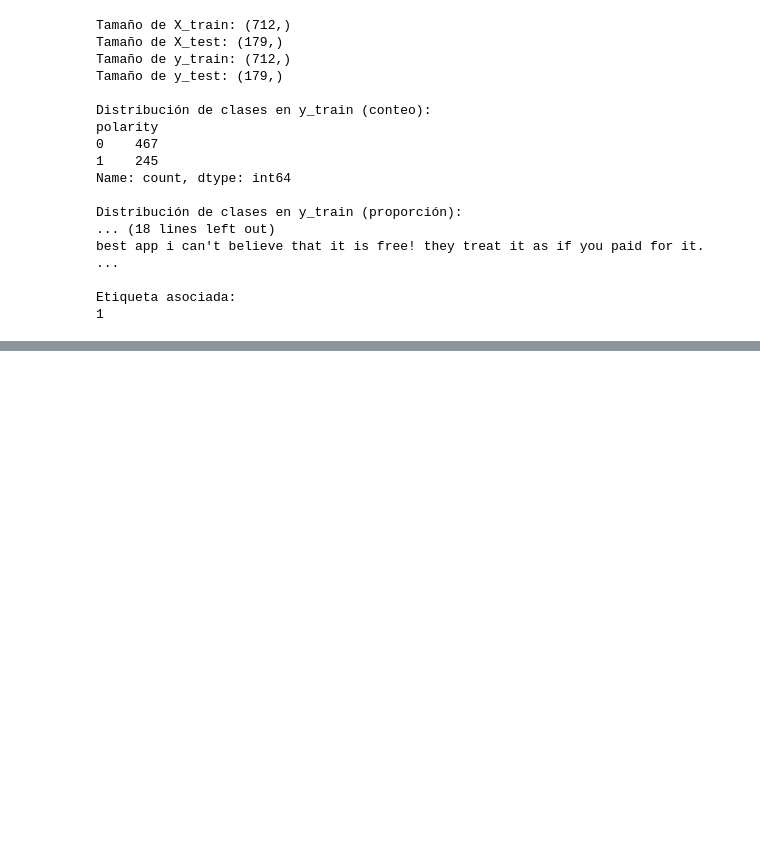
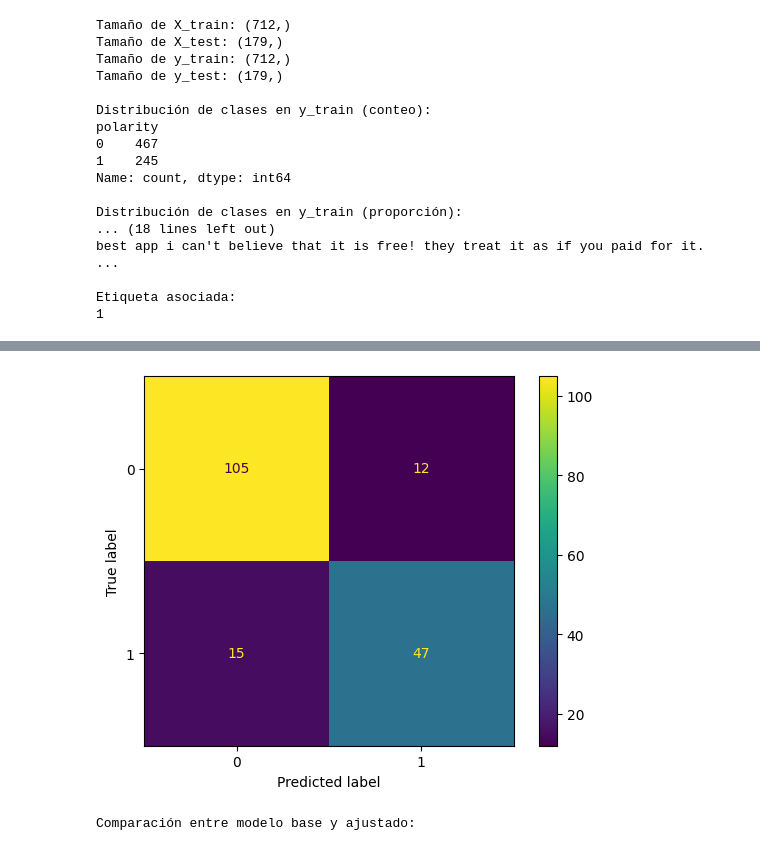
Before and after one commit to 4GeeksAcademy/gondelles-naive-bayes-google-play-reviews-project, a Jupyter notebook: src/explore.ipynb, the cells around one changed output, grey strips where cells are left out. Cells and saved outputs as stored; diff of their text form; code cells hidden in the pictures; blank space fills up the shorter version.

```diff
--- a/src/explore.ipynb
+++ b/src/explore.ipynb
@@ -335,0 +750,78 @@ Etiqueta asociada:
+# %%
+from sklearn.model_selection import GridSearchCV
+from sklearn.naive_bayes import BernoulliNB
+from sklearn.metrics import accuracy_score, classification_report, confusion_matrix, ConfusionMatrixDisplay
+import pandas as pd
+import matplotlib.pyplot as plt
+
+# Búsqueda simple de hiperparámetros
+param_grid = {
+    "alpha": [0.1, 0.5, 1.0, 2.0, 5.0],
+    "fit_prior": [True, False]
+}
+
+grid_bnb = GridSearchCV(
+    estimator=BernoulliNB(),
+    param_grid=param_grid,
+    scoring="f1_macro",
+    cv=5,
+    n_jobs=-1
+)
+
+grid_bnb.fit(X_train_vec, y_train)
+
+best_bnb = grid_bnb.best_estimator_
+
+print("Mejores hiperparámetros:")
+print(grid_bnb.best_params_)
+
+print("\nMejor score medio en validación cruzada (f1_macro):")
+print(grid_bnb.best_score_)
+
+# Evaluación en test del modelo ajustado
+y_pred_bnb_tuned = best_bnb.predict(X_test_vec)
+
+bnb_tuned_accuracy = accuracy_score(y_test, y_pred_bnb_tuned)
+bnb_tuned_report = classification_report(y_test, y_pred_bnb_tuned)
+bnb_tuned_cm = confusion_matrix(y_test, y_pred_bnb_tuned)
+
+print("\nAccuracy de BernoulliNB ajustado:")
+print(bnb_tuned_accuracy)
+
+print("\nClassification report de BernoulliNB ajustado:")
+print(bnb_tuned_report)
+
+print("Matriz de confusión de BernoulliNB ajustado:")
+print(bnb_tuned_cm)
+
+disp = ConfusionMatrixDisplay(confusion_matrix=bnb_tuned_cm)
+disp.plot()
+plt.show()
+
+# Comparación rápida entre modelo base y modelo ajustado
+bnb_base_report_dict = classification_report(y_test, y_pred_bnb, output_dict=True)
+bnb_tuned_report_dict = classification_report(y_test, y_pred_bnb_tuned, output_dict=True)
+
+tuning_comparison = pd.DataFrame({
+    "model_version": ["BernoulliNB_base", "BernoulliNB_tuned"],
+    "accuracy": [
+        bnb_base_report_dict["accuracy"],
+        bnb_tuned_report_dict["accuracy"]
+    ],
+    "precision_class_1": [
+        bnb_base_report_dict["1"]["precision"],
+        bnb_tuned_report_dict["1"]["precision"]
+    ],
+    "recall_class_1": [
+        bnb_base_report_dict["1"]["recall"],
+        bnb_tuned_report_dict["1"]["recall"]
+    ],
+    "f1_class_1": [
+        bnb_base_report_dict["1"]["f1-score"],
+        bnb_tuned_report_dict["1"]["f1-score"]
+    ]
+})
+
+print("\nComparación entre modelo base y ajustado:")
+display(tuning_comparison)
+# %% [output]
@@ -335,0 +845,2 @@ Etiqueta asociada:
+[figure, added]
+Comparación entre modelo base y ajustado:
```
Also changed, not shown: parts of 35 cells of this notebook, 2 other files.
